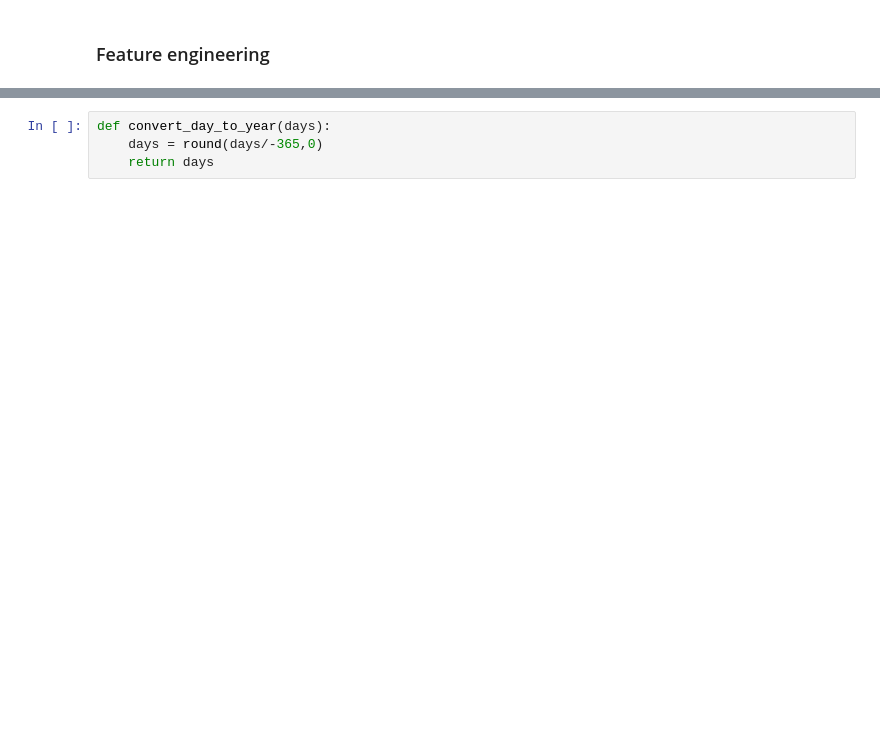
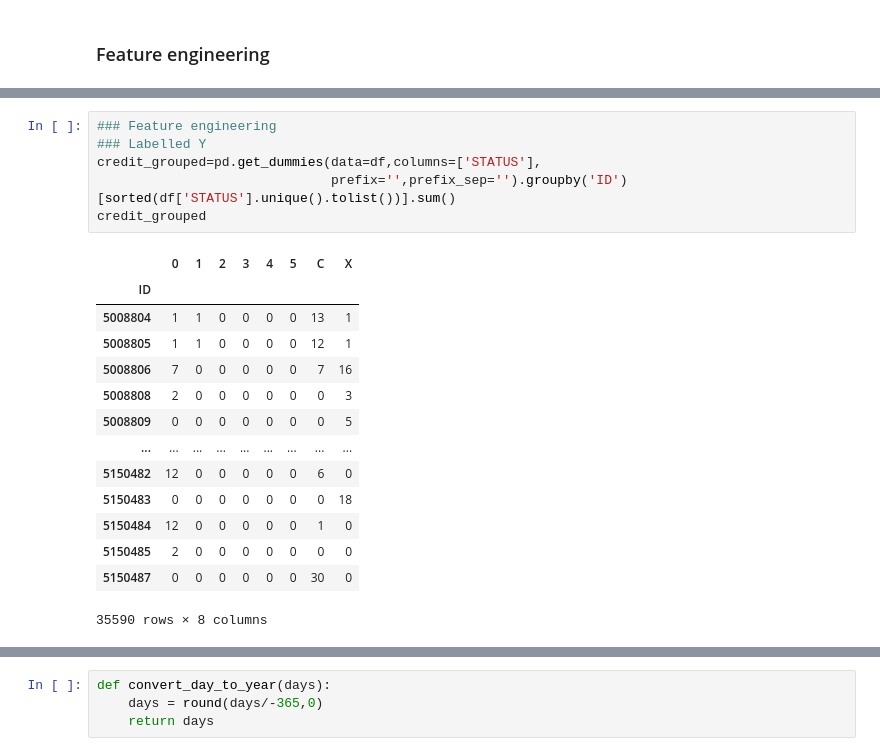
Before and after one commit to supavitkod/Credit, a Jupyter notebook: Credit analysis.ipynb, the cells around one changed output, grey strips where cells are left out. Saved outputs shown, nothing was run; the diff lists cells and outputs as text; blank space fills up the shorter version.

```diff
--- a/Credit analysis.ipynb
+++ b/Credit analysis.ipynb
@@ -420,0 +453,21 @@ Categorical_countplot(['Gender','Own_car', 'Own_property', 'Income_type', 'Educa
+# %%
+### Feature engineering
+### Labelled Y
+credit_grouped=pd.get_dummies(data=df,columns=['STATUS'],
+                              prefix='',prefix_sep='').groupby('ID')[sorted(df['STATUS'].unique().tolist())].sum()
+credit_grouped
+# %% [output]
+|  | 0 | 1 | 2 | 3 | 4 | 5 | C | X |
+| ID |  |  |  |  |  |  |  |  |
+| 5008804 | 1 | 1 | 0 | 0 | 0 | 0 | 13 | 1 |
+| 5008805 | 1 | 1 | 0 | 0 | 0 | 0 | 12 | 1 |
+| 5008806 | 7 | 0 | 0 | 0 | 0 | 0 | 7 | 16 |
+| 5008808 | 2 | 0 | 0 | 0 | 0 | 0 | 0 | 3 |
+| 5008809 | 0 | 0 | 0 | 0 | 0 | 0 | 0 | 5 |
+| ... | ... | ... | ... | ... | ... | ... | ... | ... |
+| 5150482 | 12 | 0 | 0 | 0 | 0 | 0 | 6 | 0 |
+| 5150483 | 0 | 0 | 0 | 0 | 0 | 0 | 0 | 18 |
+| 5150484 | 12 | 0 | 0 | 0 | 0 | 0 | 1 | 0 |
+| 5150485 | 2 | 0 | 0 | 0 | 0 | 0 | 0 | 0 |
+| 5150487 | 0 | 0 | 0 | 0 | 0 | 0 | 30 | 0 |
+35590 rows × 8 columns
```
Also changed, not shown: parts of 98 cells of this notebook, 5 other files.
